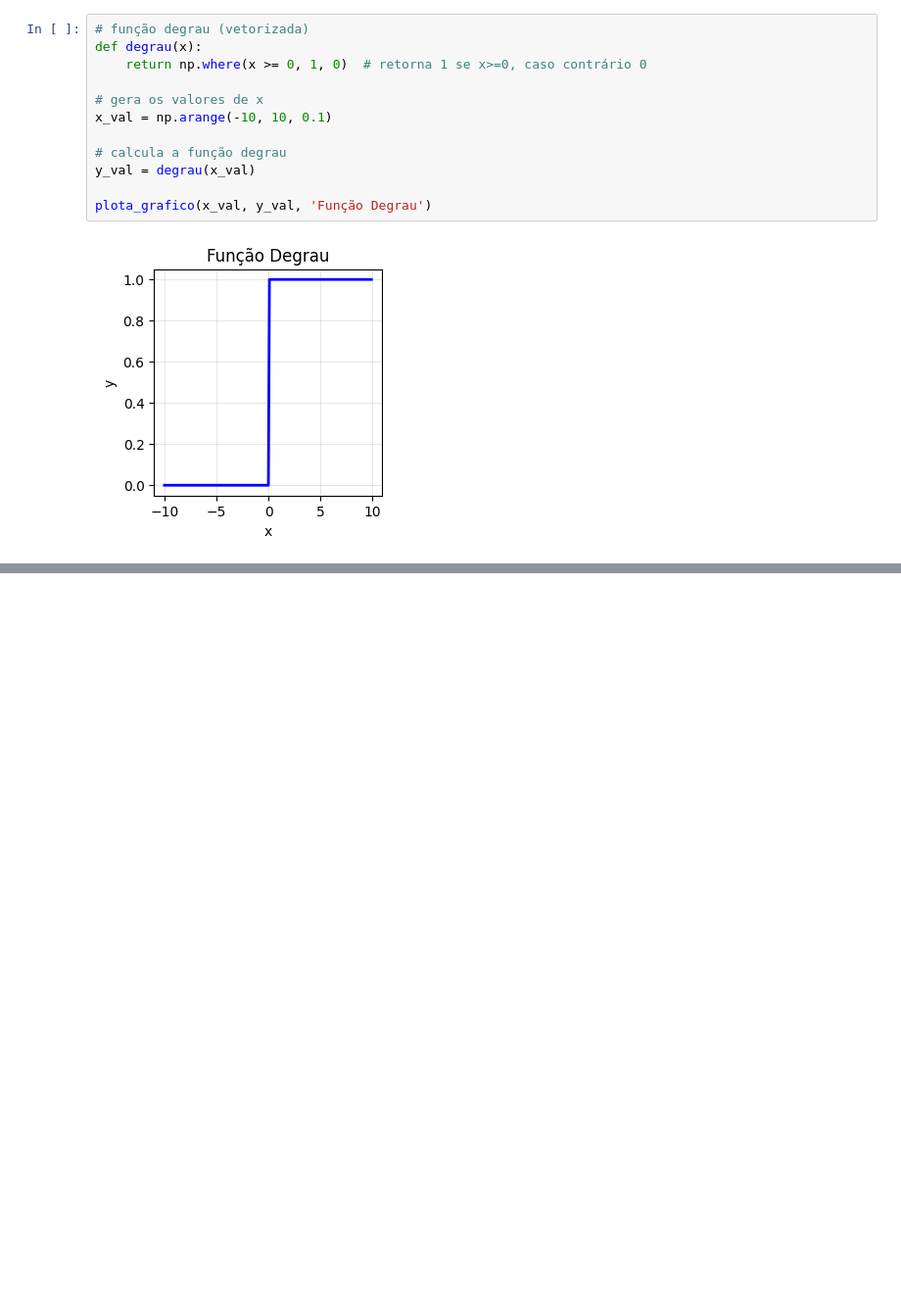
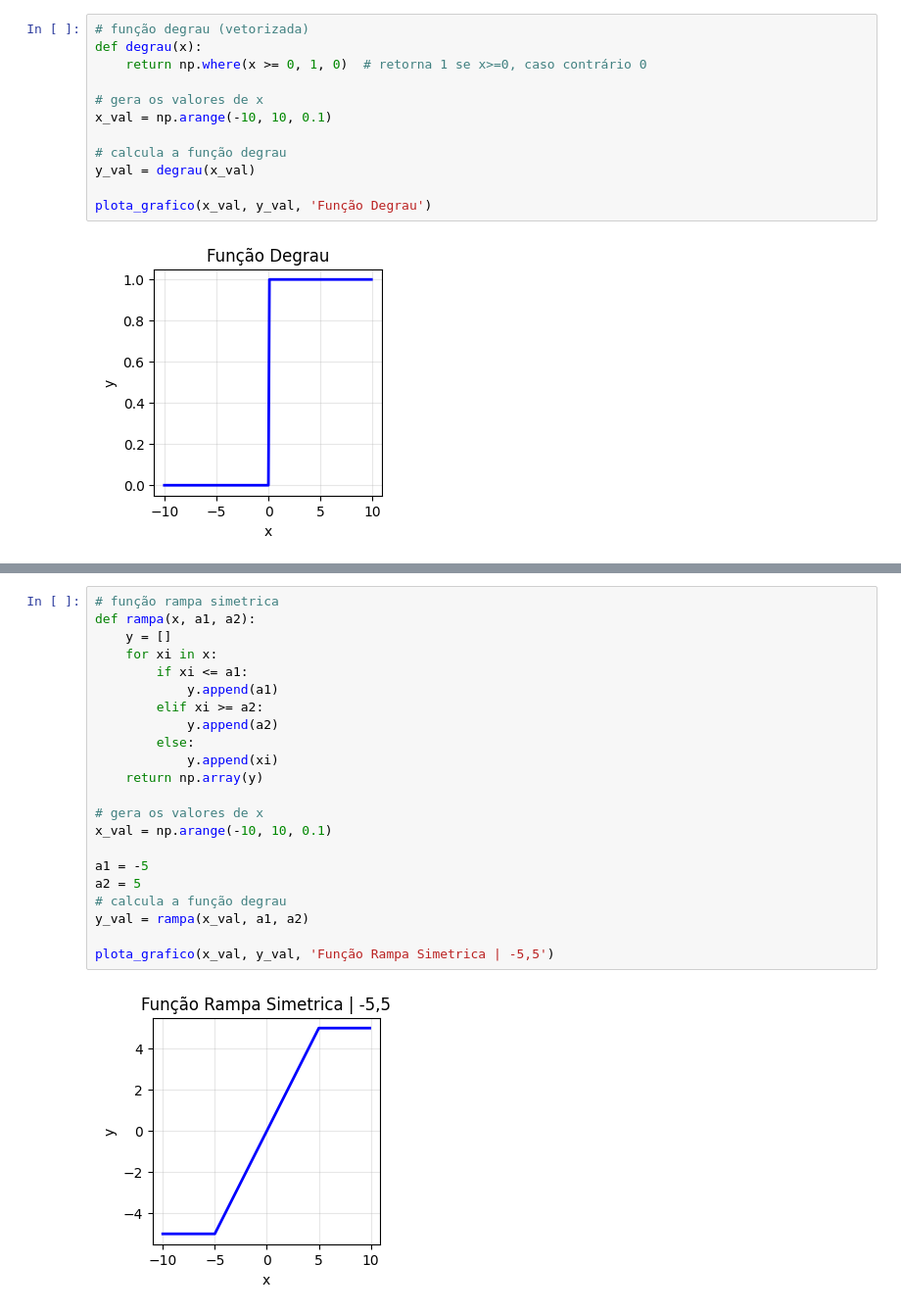
Before and after one commit to Ricardo-Caca/Redes-Neurais, a Jupyter notebook: Aula1.ipynb, the cells around one changed output, grey strips where cells are left out. Shown at 98% size. Cells and saved outputs as stored; diff of their text form; blank space fills up the shorter version.

```diff
--- a/Aula1.ipynb
+++ b/Aula1.ipynb
@@ -113,0 +116,24 @@ plota_grafico(x_val, y_val, 'Função Degrau')
+# %%
+# função rampa simetrica
+def rampa(x, a1, a2):
+    y = []
+    for xi in x:
+        if xi <= a1:
+            y.append(a1)
+        elif xi >= a2:
+            y.append(a2)
+        else:
+            y.append(xi)
+    return np.array(y)
+
+# gera os valores de x
+x_val = np.arange(-10, 10, 0.1)
+
+a1 = -5
+a2 = 5
+# calcula a função degrau
+y_val = rampa(x_val, a1, a2)
+
+plota_grafico(x_val, y_val, 'Função Rampa Simetrica | -5,5')
+# %% [output]
+[figure, added]
```
Also changed, not shown: parts of 8 cells of this notebook.
